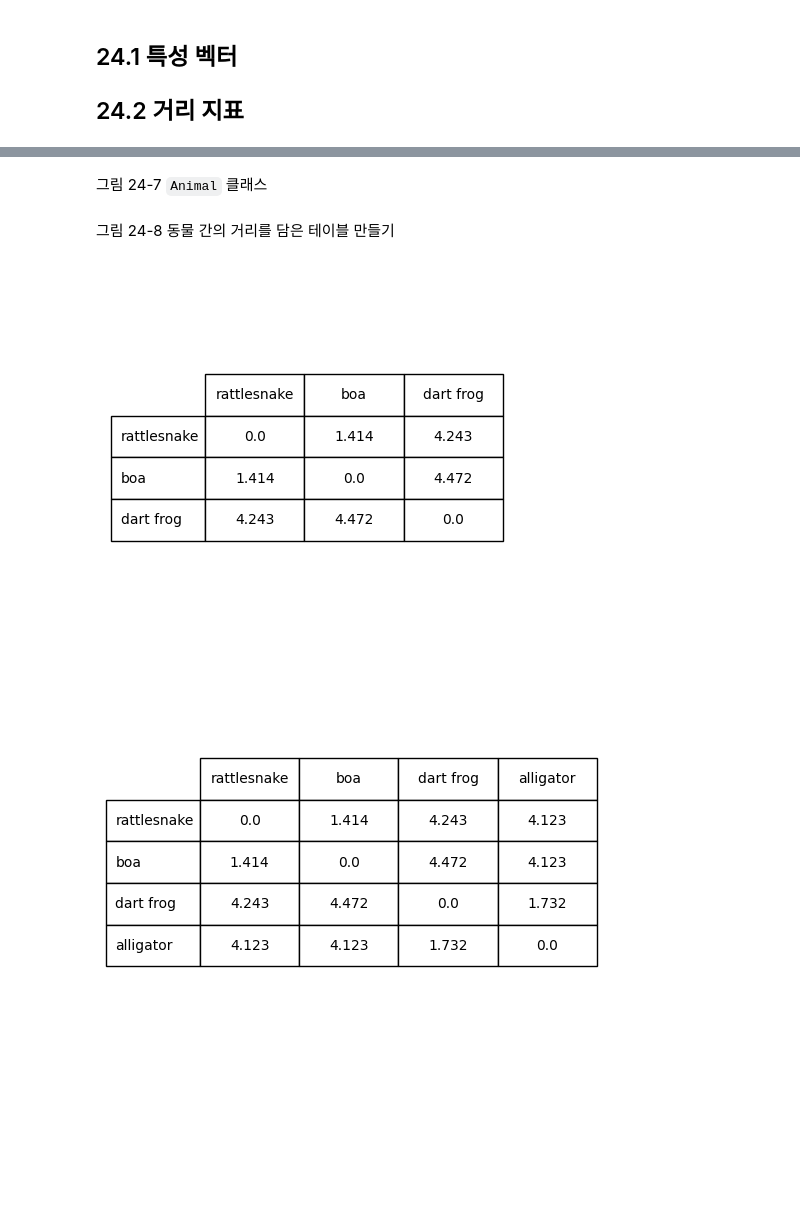
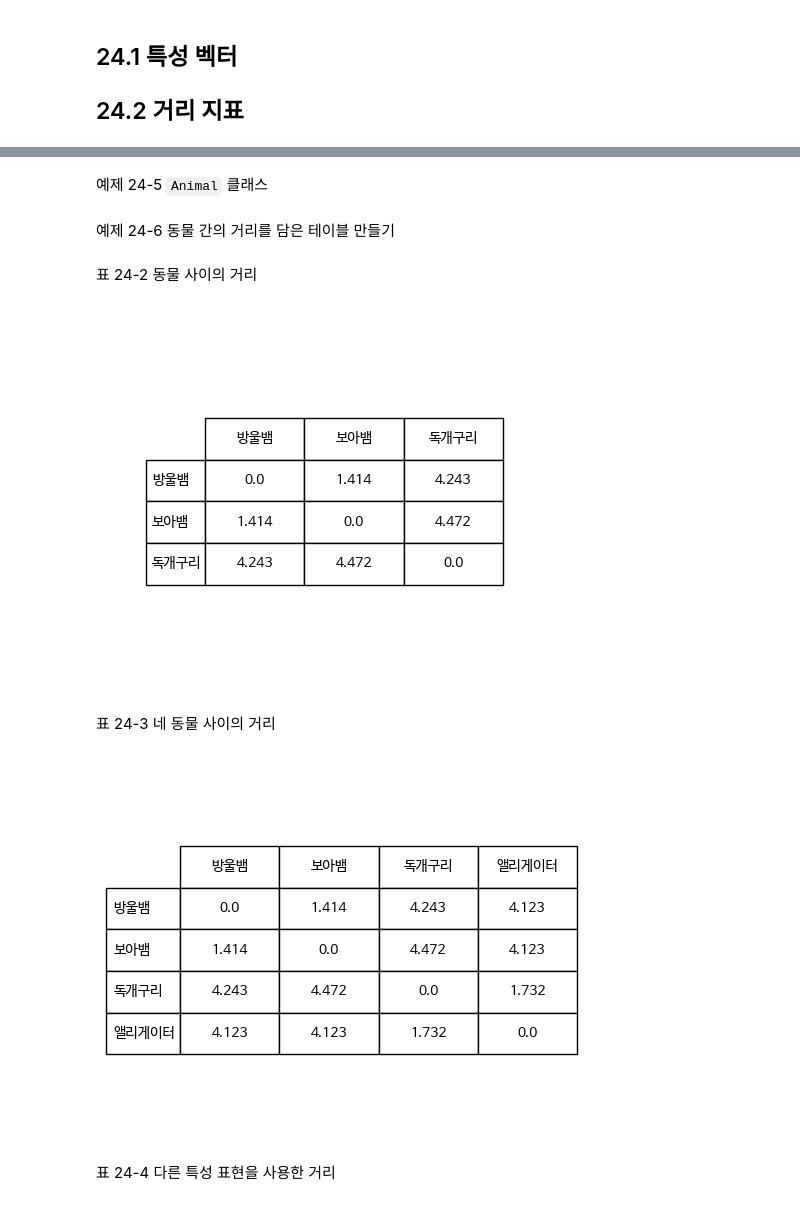
Before and after one commit to rickiepark/python4daml, a Jupyter notebook: 24장.ipynb, the cells around one changed output, grey strips where cells are left out. Drawn from its saved outputs; the diff is of its cells as text; code cells hidden in the pictures; blank space fills up the shorter version.

```diff
--- a/24장.ipynb
+++ b/24장.ipynb
@@ -4,6 +4,22 @@
 <table align="left"><tr><td>
 <a href="https://colab.research.google.com/github/rickiepark/python4daml/blob/main/24장.ipynb" target="_parent"><img src="https://colab.research.google.com/assets/colab-badge.svg" alt="코랩에서 실행하기"/></a>
 </td></tr></table>
+# %%
+# 한글 폰트 사용을 위한 코드입니다.
+import sys
+# 코랩의 경우 나눔 폰트를 설치합니다.
+if 'google.colab' in sys.modules:
+    !sudo apt-get -qq -y install fonts-nanum
+    import matplotlib.font_manager as fm
+    font_files = fm.findSystemFonts(fontpaths=['/usr/share/fonts/truetype/nanum'])
+    for fpath in font_files:
+        fm.fontManager.addfont(fpath)
+
+# 나눔 폰트를 사용합니다.
+import matplotlib
+
+matplotlib.rc('font', family='NanumBarunGothic')
+matplotlib.rcParams['axes.unicode_minus'] = False
 # %% [markdown]
 ## 24.1 특성 벡터
 ## 24.2 거리 지표
@@ -18,7 +34,7 @@ def minkowski_dist(v1, v2, p):
         dist += abs(v1[i] -v2[i])**p
     return dist**(1/p)
 # %% [markdown]
-그림 24-7 `Animal` 클래스
+예제 24-5 `Animal` 클래스
 # %%
 import numpy as np
 
@@ -40,7 +56,7 @@ class Animal(object):
         return minkowski_dist(self.get_features(),
                               other.get_features(), 2)
 # %% [markdown]
-그림 24-8 동물 간의 거리를 담은 테이블 만들기
+예제 24-6 동물 간의 거리를 담은 테이블 만들기
 # %%
 import matplotlib.pyplot as plt
 
@@ -69,22 +85,28 @@ def compare_animals(animals, precision):
                       colWidths=[0.2]*len(animals))
     plt.axis('off')
     table.scale(1, 2.5)
+# %% [markdown]
+표 24-2 동물 사이의 거리
 # %%
-rattlesnake = Animal('rattlesnake', [1,1,1,1,0])
-boa = Animal('boa', [0,1,0,1,0])
-dart_frog = Animal('dart frog', [1,0,1,0,4])
+rattlesnake = Animal('방울뱀', [1,1,1,1,0])
+boa = Animal('보아뱀', [0,1,0,1,0])
+dart_frog = Animal('독개구리', [1,0,1,0,4])
 animals = [rattlesnake, boa, dart_frog]
 compare_animals(animals, 3)
 # %% [output]
-[figure, old version]
+[figure, new version]
+# %% [markdown]
+표 24-3 네 동물 사이의 거리
 # %%
-rattlesnake = Animal('rattlesnake', [1,1,1,1,0])
-boa = Animal('boa', [0,1,0,1,0])
-dart_frog = Animal('dart frog', [1,0,1,0,4])
+rattlesnake = Animal('방울뱀', [1,1,1,1,0])
+boa = Animal('보아뱀', [0,1,0,1,0])
+dart_frog = Animal('독개구리', [1,0,1,0,4])
 animals = [rattlesnake, boa, dart_frog]
-alligator = Animal('alligator', [1,1,0,1,4])
+alligator = Animal('앨리게이터', [1,1,0,1,4])
 animals.append(alligator)
 compare_animals(animals, 3)
 # %% [output]
-[figure, old version]
+[figure, new version]
+# %% [markdown]
+표 24-4 다른 특성 표현을 사용한 거리
 # %%
```
Also changed, not shown: parts of 2 cells of this notebook, 21 other files.
